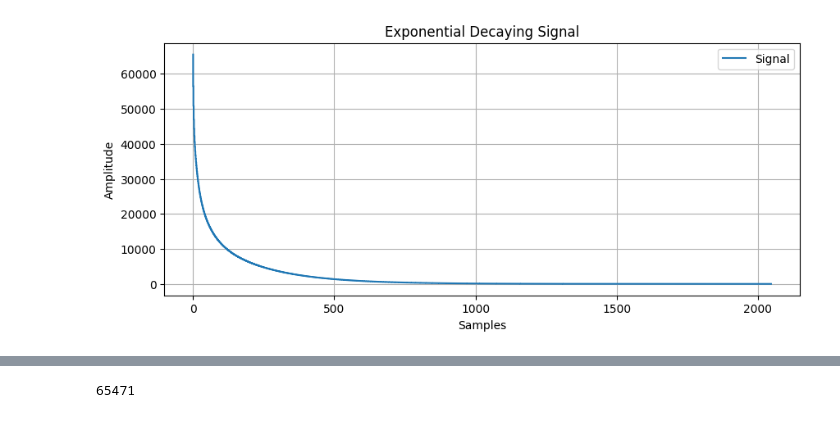
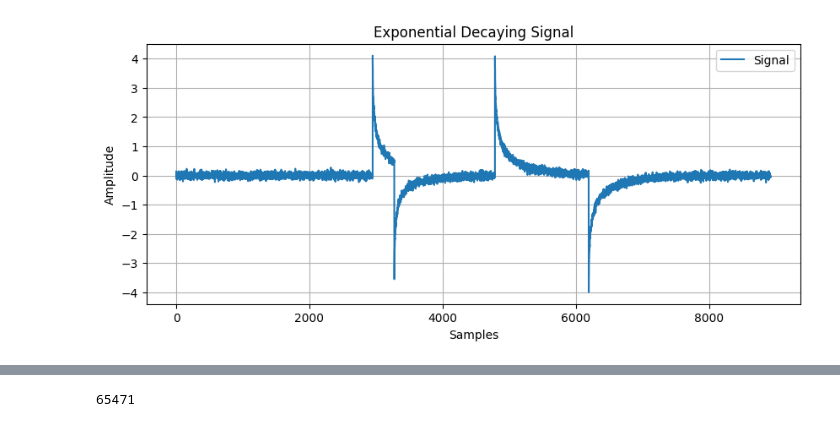
Before and after one commit to dcrovo/Neutrino-Pulse-Generator, a Jupyter notebook: test.ipynb, the cells around one changed output, grey strips where cells are left out. Cells and saved outputs as stored; diff of their text form; code cells hidden in the pictures.

```diff
--- a/test.ipynb
+++ b/test.ipynb
@@ -1,24 +1,26 @@
 # %%
 import matplotlib.pyplot as plt
 import numpy as np
 
-signal_data = np.genfromtxt('build/data/lut.csv', delimiter=',')
+signal_data = np.genfromtxt('build/data/signal.csv', delimiter=',')
 
 sampling_rate = 800000000
 num_samples = len(signal_data)
 time_array = np.arange(num_samples)
 
 # Plot the signal
 plt.figure(figsize=(10, 4))
-plt.step(time_array,signal_data, label='Signal')
+plt.step(time_array,signal_data, label='Signal'
+         )
+
 plt.xlabel('Samples')
 plt.ylabel('Amplitude')
 plt.title('Exponential Decaying Signal')
 plt.legend()
 plt.grid()
 plt.show()
 # %% [output]
-[figure, old version]
+[figure, new version]
 # %%
 import matplotlib.pyplot as plt
 import numpy as np
```
Also changed, not shown: parts of 5 cells of this notebook, 52 other files.
